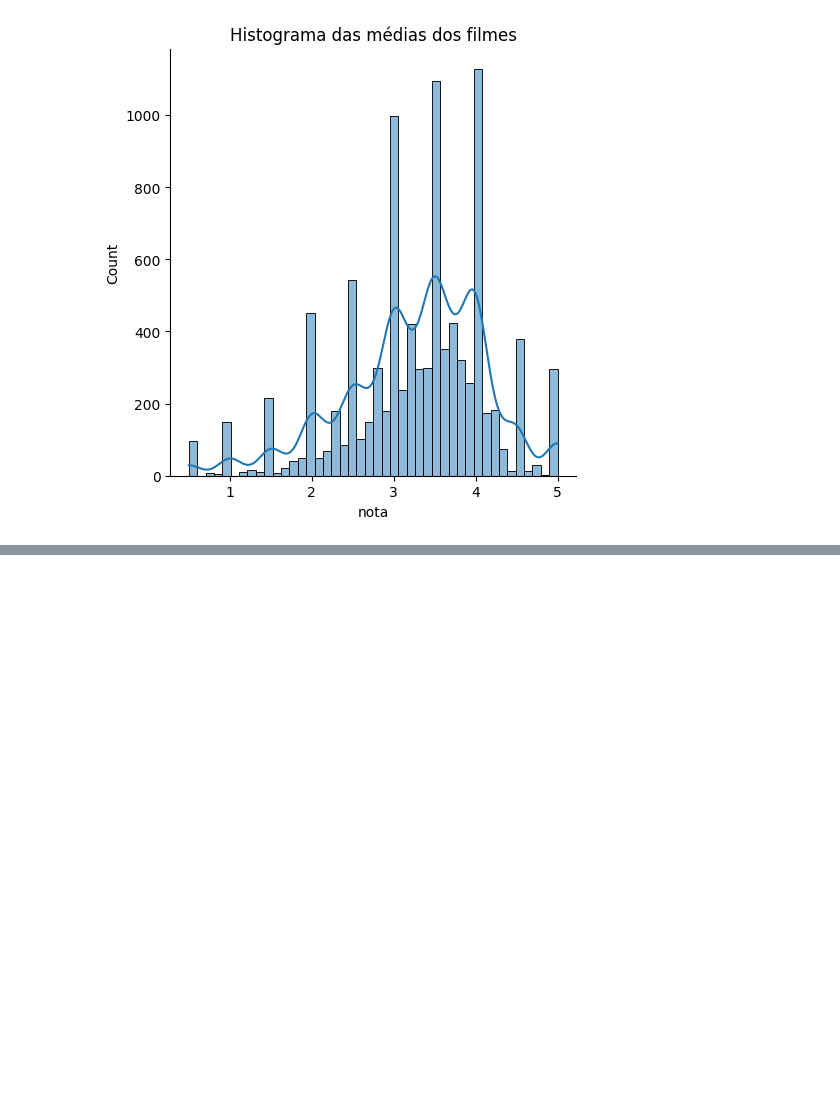
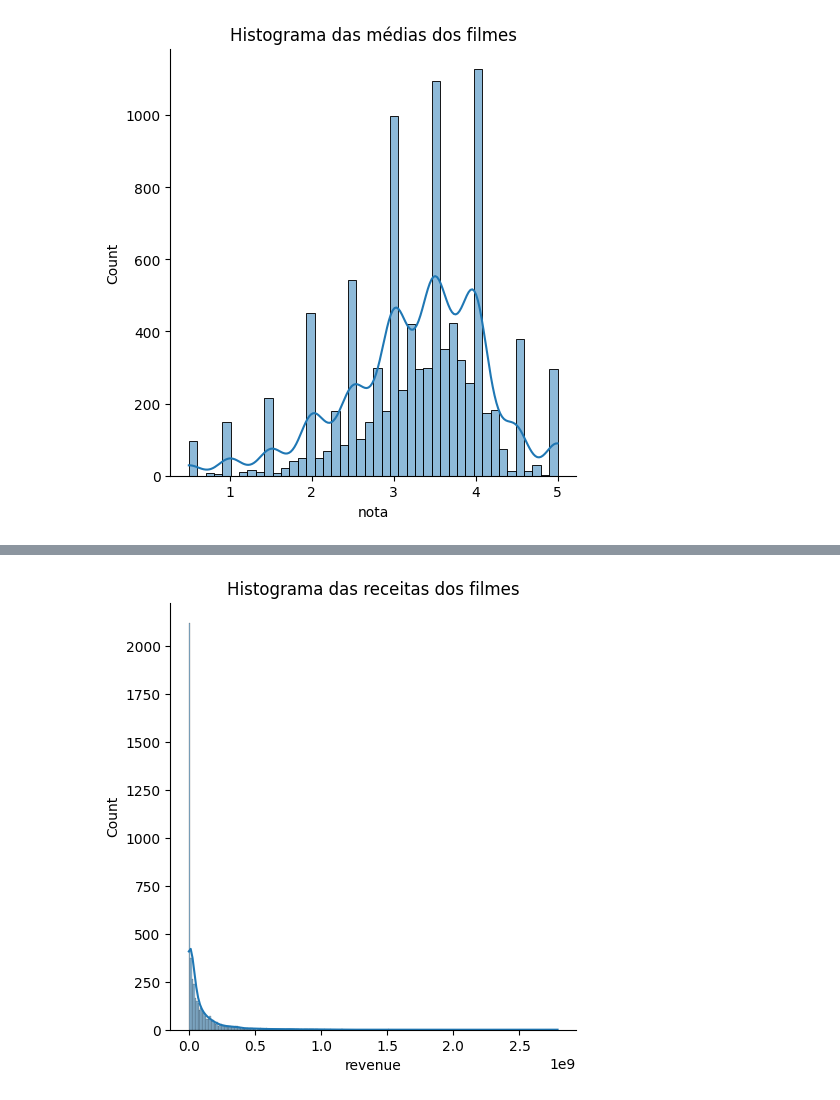
Before and after one commit to rgrAndrade/DataDive, a Jupyter notebook: DataDive.ipynb, the cells around one changed output, grey strips where cells are left out. Cells and saved outputs as stored; diff of their text form; code cells hidden in the pictures; blank space fills up the shorter version.

Commit message:
explorando dados de uma fonte nova

```diff
--- a/DataDive.ipynb
+++ b/DataDive.ipynb
@@ -165,3 +165,6 @@ plt.title("Histograma das médias dos filmes")
 # %% [output]
 Text(0.5, 1.0, 'Histograma das médias dos filmes')
 [figure]
+# %%
+tmdb = pd.read_csv("https://raw.githubusercontent.com/rgrAndrade/DataDive/refs/heads/main/dados/archive/tmdb_5000_movies.csv")
+tmdb.head()
@@ -167,0 +178,6 @@ Text(0.5, 1.0, 'Histograma das médias dos filmes')
+# %%
+sns.displot(tmdb["revenue"], kde=True)
+plt.title("Histograma das receitas dos filmes")
+plt.show()
+# %% [output]
+[figure, added]
```
Also changed, not shown: parts of 5 cells of this notebook.
